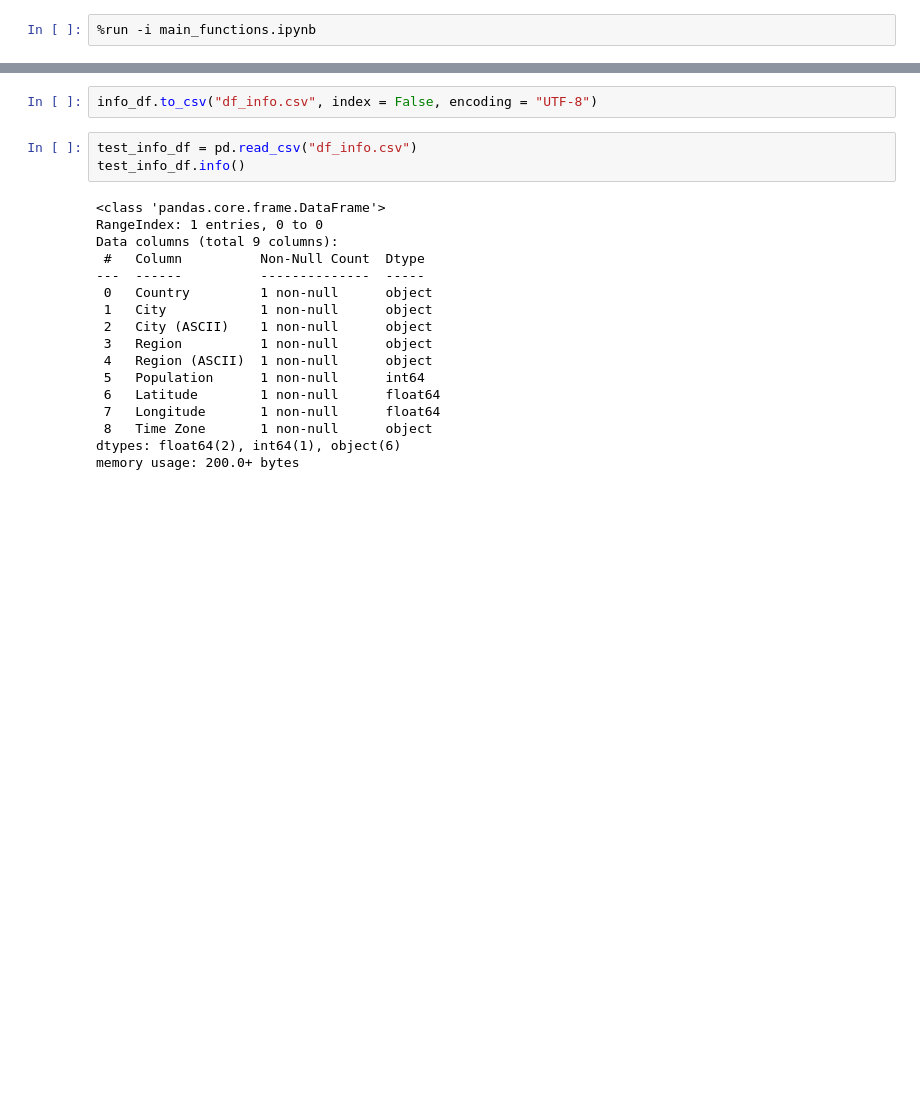
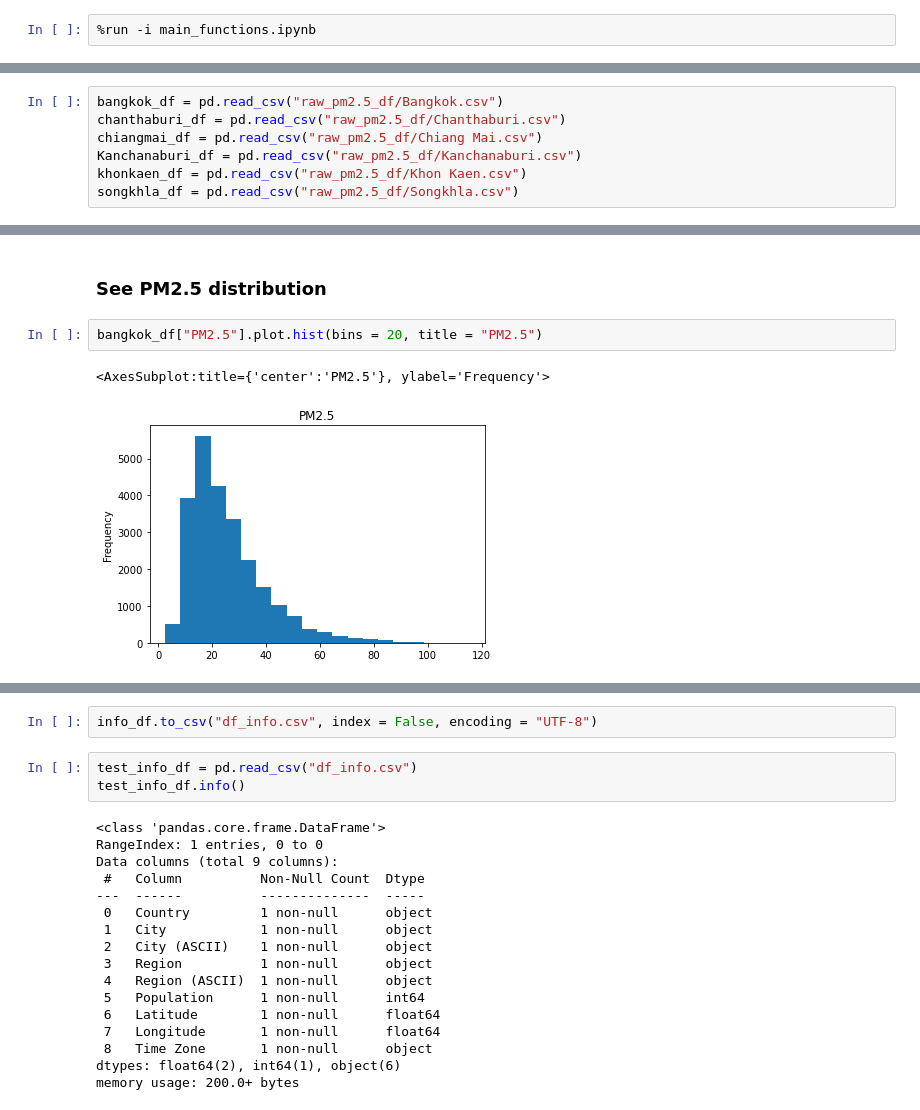
Before and after one commit to phumidea/datasci_project, a Jupyter notebook: main.ipynb, the cells around one changed output, grey strips where cells are left out. Drawn from its saved outputs; the diff is of its cells as text; blank space fills up the shorter version.

```diff
--- a/main.ipynb
+++ b/main.ipynb
@@ -61,0 +42,7 @@ info_df
+# %%
+bangkok_df = pd.read_csv("raw_pm2.5_df/Bangkok.csv")
+chanthaburi_df = pd.read_csv("raw_pm2.5_df/Chanthaburi.csv")
+chiangmai_df = pd.read_csv("raw_pm2.5_df/Chiang Mai.csv")
+Kanchanaburi_df = pd.read_csv("raw_pm2.5_df/Kanchanaburi.csv")
+khonkaen_df = pd.read_csv("raw_pm2.5_df/Khon Kaen.csv")
+songkhla_df = pd.read_csv("raw_pm2.5_df/Songkhla.csv")
@@ -61,0 +158,7 @@ info_df
+# %% [markdown]
+### See PM2.5 distribution
+# %%
+bangkok_df["PM2.5"].plot.hist(bins = 20, title = "PM2.5")
+# %% [output]
+<AxesSubplot:title={'center':'PM2.5'}, ylabel='Frequency'>
+[figure, added]
```
Also changed, not shown: parts of 26 cells of this notebook, 1 other file.
